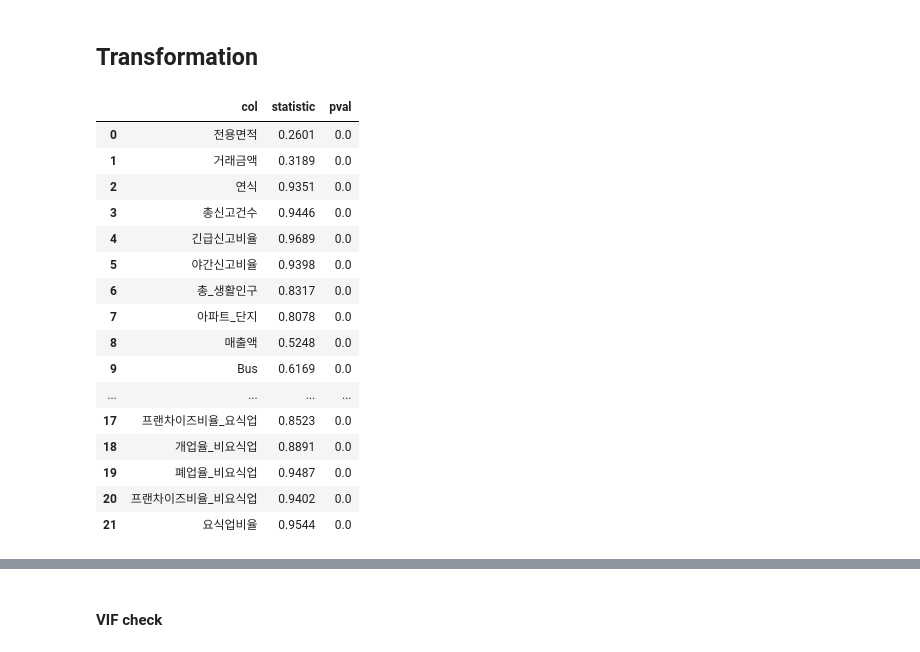
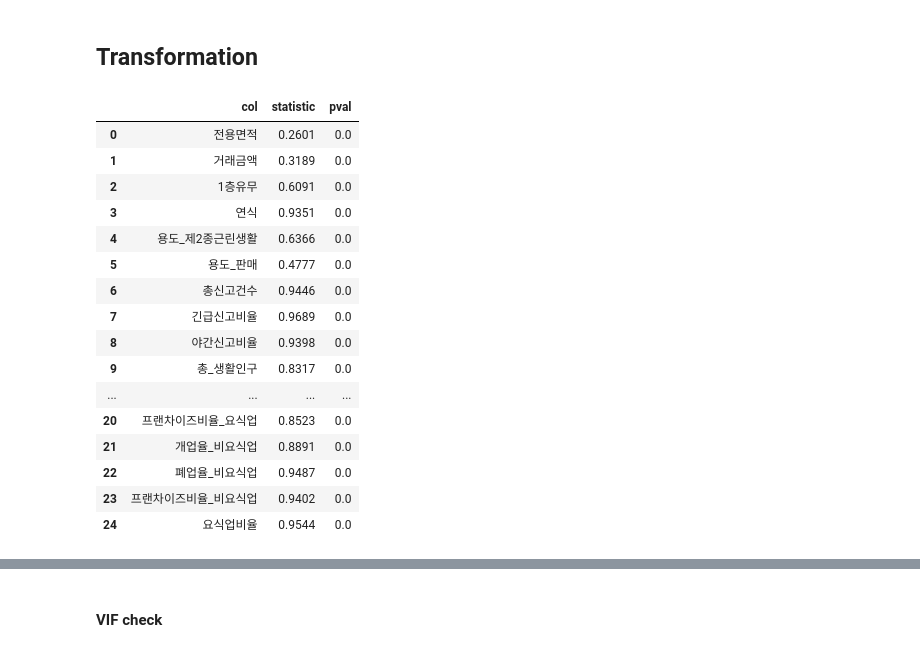
Before and after one commit to ddangchani/bigcontest, a Jupyter notebook: assetprice.ipynb, the cells around one changed output, grey strips where cells are left out. Saved outputs shown, nothing was run; the diff lists cells and outputs as text; code cells hidden in the pictures.

```diff
--- a/assetprice.ipynb
+++ b/assetprice.ipynb
@@ -424,6 +433,8 @@ df.to_csv('assets_preprocessed.csv', index=False)
 # Analysis
 # %% [markdown]
 ## Raw OLS
+# %%
+df = pd.read_csv('assets_preprocessed.csv')
 # %%
 # Ordered Categorical Variable
 cols_crime = ['살인', '강도', '강간', '절도', '폭력', '방화', '마약', '약취', '도박']
@@ -492,35 +503,38 @@ plt.show()
 ## Transformation
 # %%
 from scipy.stats import shapiro
+cols = df.columns
+
+
 df_shapiro = pd.DataFrame(columns=['col','statistic','pval'])
 ls_col = []
 ls_stats = []
 ls_pval = []
 for col in [x for x in cols if x not in cols_crime]: # except crime data
     shapiro_col = shapiro(df[col])
     ls_col.append(col)
     ls_stats.append(shapiro_col[0])
     ls_pval.append(shapiro_col[1])
 
 df_shapiro['col'] = ls_col
 df_shapiro['statistic'] = ls_stats
 df_shapiro['pval'] = ls_pval
 df_shapiro[df_shapiro.pval<0.5].round(4)
 # %% [output]
 |  | col | statistic | pval |
 | 0 | 전용면적 | 0.2601 | 0.0 |
 | 1 | 거래금액 | 0.3189 | 0.0 |
-| 2 | 연식 | 0.9351 | 0.0 |
-| 3 | 총신고건수 | 0.9446 | 0.0 |
-| 4 | 긴급신고비율 | 0.9689 | 0.0 |
-| 5 | 야간신고비율 | 0.9398 | 0.0 |
-| 6 | 총_생활인구 | 0.8317 | 0.0 |
-| 7 | 아파트_단지 | 0.8078 | 0.0 |
-| 8 | 매출액 | 0.5248 | 0.0 |
-| 9 | Bus | 0.6169 | 0.0 |
+| 2 | 1층유무 | 0.6091 | 0.0 |
+| 3 | 연식 | 0.9351 | 0.0 |
+| 4 | 용도_제2종근린생활 | 0.6366 | 0.0 |
+| 5 | 용도_판매 | 0.4777 | 0.0 |
+| 6 | 총신고건수 | 0.9446 | 0.0 |
+| 7 | 긴급신고비율 | 0.9689 | 0.0 |
+| 8 | 야간신고비율 | 0.9398 | 0.0 |
+| 9 | 총_생활인구 | 0.8317 | 0.0 |
 | ... | ... | ... | ... |
-| 17 | 프랜차이즈비율_요식업 | 0.8523 | 0.0 |
-| 18 | 개업율_비요식업 | 0.8891 | 0.0 |
-| 19 | 폐업율_비요식업 | 0.9487 | 0.0 |
-| 20 | 프랜차이즈비율_비요식업 | 0.9402 | 0.0 |
-| 21 | 요식업비율 | 0.9544 | 0.0 |
+| 20 | 프랜차이즈비율_요식업 | 0.8523 | 0.0 |
+| 21 | 개업율_비요식업 | 0.8891 | 0.0 |
+| 22 | 폐업율_비요식업 | 0.9487 | 0.0 |
+| 23 | 프랜차이즈비율_비요식업 | 0.9402 | 0.0 |
+| 24 | 요식업비율 | 0.9544 | 0.0 |
```
Also changed, not shown: parts of 13 cells of this notebook, 11 other files.
